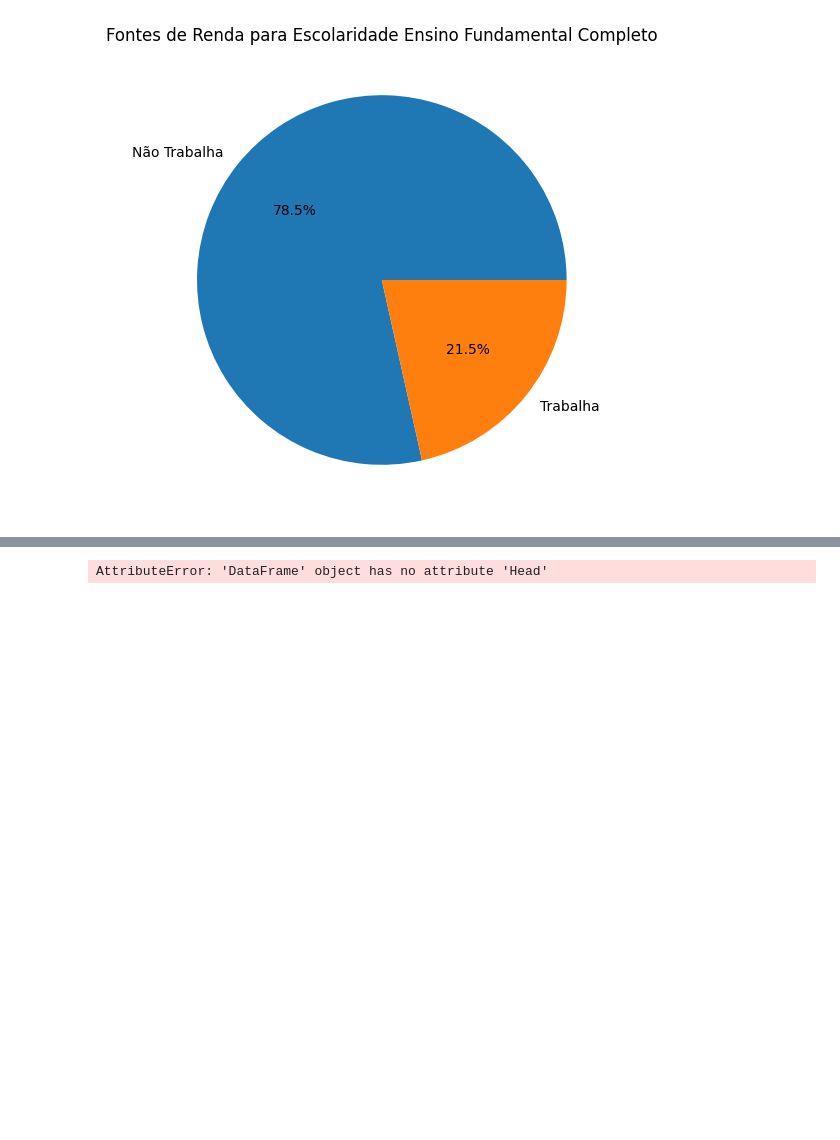
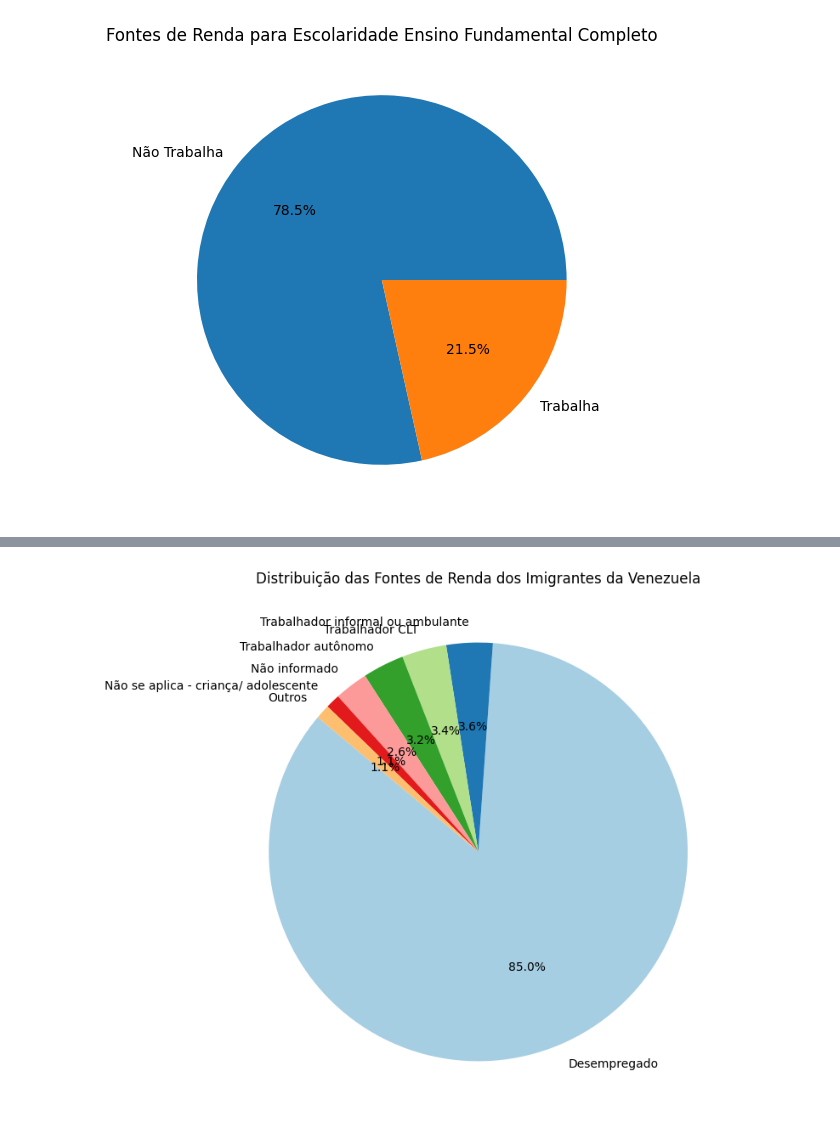
Before and after one commit to gabriel-lacerdaa/AnaliseDeDados, a Jupyter notebook: analise.ipynb, the cells around one changed output, grey strips where cells are left out. Cells and saved outputs as stored; diff of their text form; code cells hidden in the pictures; blank space fills up the shorter version.

```diff
--- a/analise.ipynb
+++ b/analise.ipynb
@@ -195,17 +206,15 @@ plt.show()
 # %%
-EscolaridadeXPaisDeOrigem = tabela_nova[['pais_origem', 'fonte_renda']]
-EscolaridadeXPaisDeOrigem.Head()
+df = tabela_nova
 
+venezuela_df = df[df['pais_origem'] == 'Venezuela']
 
-# df = df[EscolaridadeXPaisDeOrigem['pais_origem'] == 'Angola']
+# Contar a frequência de cada fonte de renda para a Venezuela
+fonte_renda_counts = venezuela_df['fonte_renda'].value_counts()
 
-# # Contagem de cada fonte de renda
-# contagem_fonte_renda = df_fundamental_completo['fonte_renda'].value_counts()
-
-# # Criação do gráfico de pizza
-# plt.figure(figsize=(10,6))
-# plt.pie(contagem_fonte_renda, labels = contagem_fonte_renda.index, autopct='%1.1f%%')
-# plt.title('Porcentagem de Angolanos')
-# plt.show()
+# Criar o gráfico de pizza
+plt.figure(figsize=(8, 8))
+plt.pie(fonte_renda_counts, labels=fonte_renda_counts.index, autopct='%1.1f%%', startangle=140, colors=plt.cm.Paired(range(len(fonte_renda_counts))))
+plt.title('Distribuição das Fontes de Renda dos Imigrantes da Venezuela')
+plt.show()
 # %% [output]
-AttributeError: 'DataFrame' object has no attribute 'Head'
+[figure, added]
```
Also changed, not shown: parts of 20 cells of this notebook.
